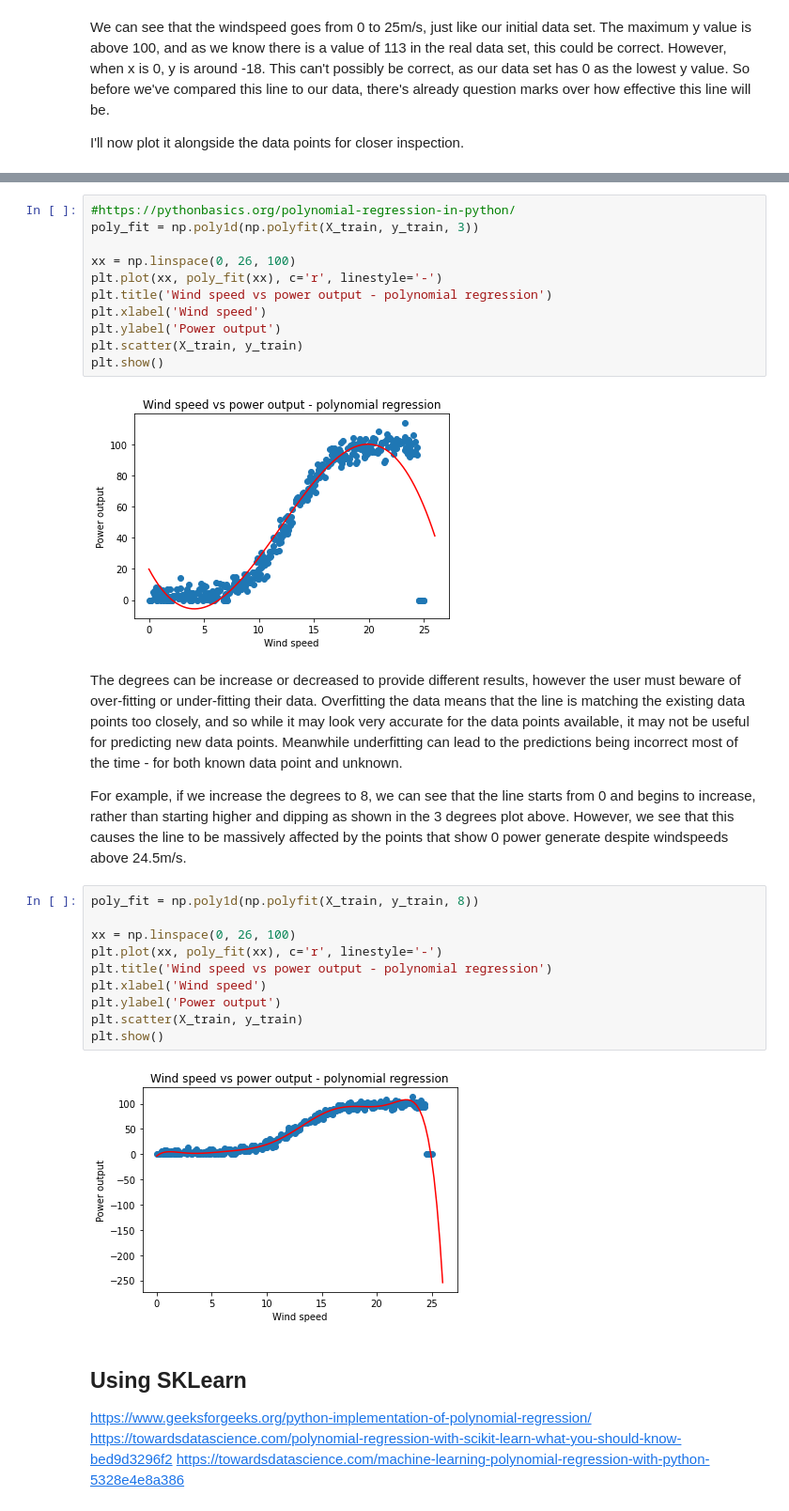
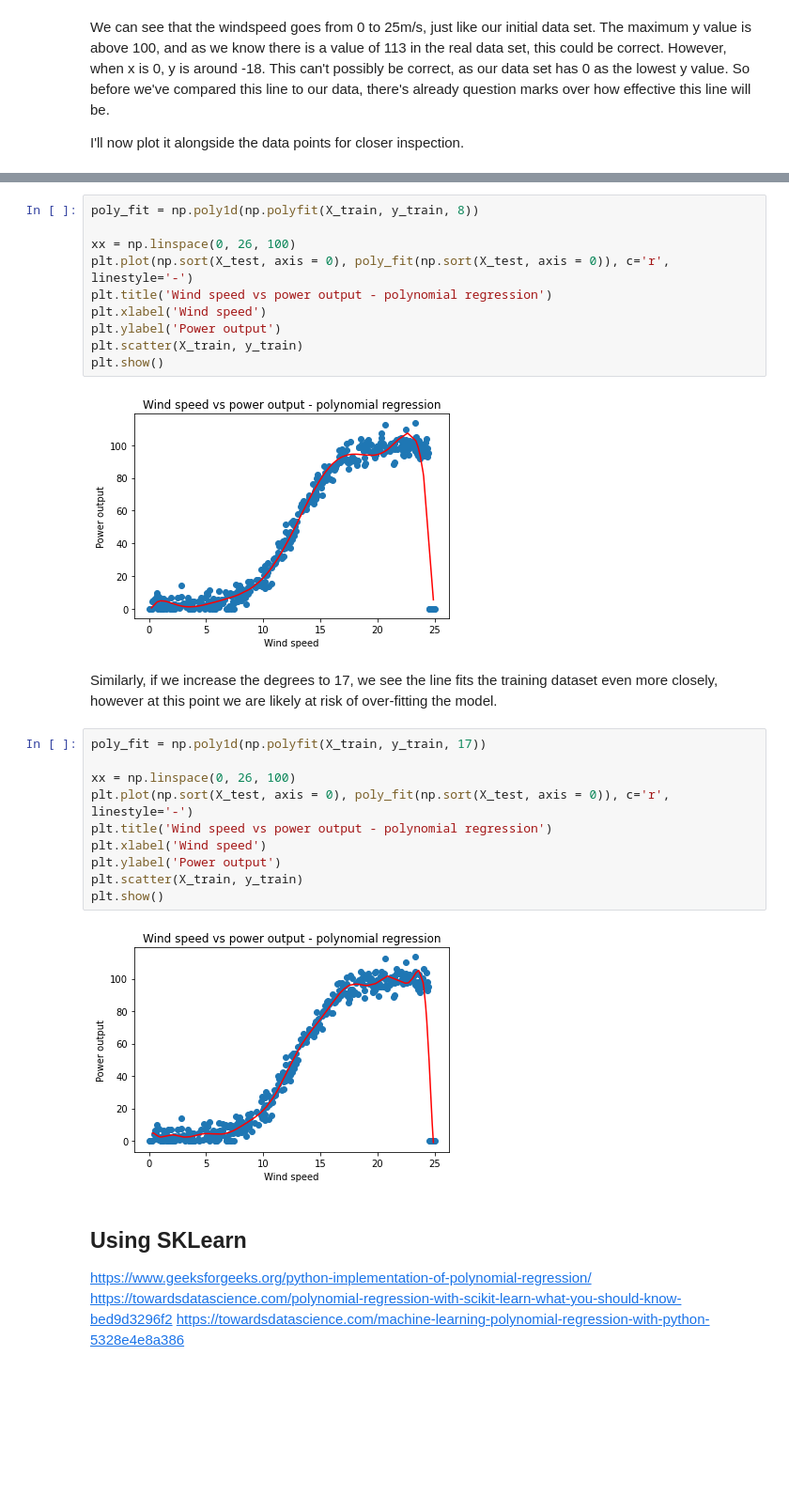
Before and after one commit to OtherBrian/fda-regression_project, a Jupyter notebook: Regression Project.ipynb, the cells around one changed output, grey strips where cells are left out. Shown at 94% size. Drawn from its saved outputs; the diff is of its cells as text; blank space fills up the shorter version.

Commit message:
Tidied up sections on Linear and Polynomial regression via Numpy. Added section on underfitting & overfitting.

```diff
--- a/Regression Project.ipynb
+++ b/Regression Project.ipynb
@@ -203,32 +229,29 @@ First let's try a 3 degree polynomial regression.
 # %%
-#https://pythonbasics.org/polynomial-regression-in-python/
-poly_fit = np.poly1d(np.polyfit(X_train, y_train, 3))
+poly_fit = np.poly1d(np.polyfit(X_train, y_train, 8))
 
 xx = np.linspace(0, 26, 100)
-plt.plot(xx, poly_fit(xx), c='r', linestyle='-')
+plt.plot(np.sort(X_test, axis = 0), poly_fit(np.sort(X_test, axis = 0)), c='r', linestyle='-')
 plt.title('Wind speed vs power output - polynomial regression')
 plt.xlabel('Wind speed')
 plt.ylabel('Power output')
 plt.scatter(X_train, y_train)
 plt.show()
 # %% [output]
-[figure, old version]
+[figure, new version]
-# %% [markdown]
-The degrees can be increase or decreased to provide different results, however the user must beware of over-fitting or under-fitting their data. Overfitting the data means that the line is matching the existing data points too closely, and so while it may look very accurate for the data points available, it may not be useful for predicting new data points. Meanwhile underfitting can lead to the predictions being incorrect most of the time - for both known data point and unknown.
-
-For example, if we increase the degrees to 8, we can see that the line starts from 0 and begins to increase, rather than starting higher and dipping as shown in the 3 degrees plot above. However, we see that this causes the line to be massively affected by the points that show 0 power generate despite windspeeds above 24.5m/s.
+# %% [markdown]
+Similarly, if we increase the degrees to 17, we see the line fits the training dataset even more closely, however at this point we are likely at risk of over-fitting the model.
 # %%
-poly_fit = np.poly1d(np.polyfit(X_train, y_train, 8))
+poly_fit = np.poly1d(np.polyfit(X_train, y_train, 17))
 
 xx = np.linspace(0, 26, 100)
-plt.plot(xx, poly_fit(xx), c='r', linestyle='-')
+plt.plot(np.sort(X_test, axis = 0), poly_fit(np.sort(X_test, axis = 0)), c='r', linestyle='-')
 plt.title('Wind speed vs power output - polynomial regression')
 plt.xlabel('Wind speed')
 plt.ylabel('Power output')
 plt.scatter(X_train, y_train)
 plt.show()
 # %% [output]
-[figure, old version]
+[figure, new version]
 # %% [markdown]
 ## Using SKLearn
 
```
Also changed, not shown: parts of 29 cells of this notebook.
